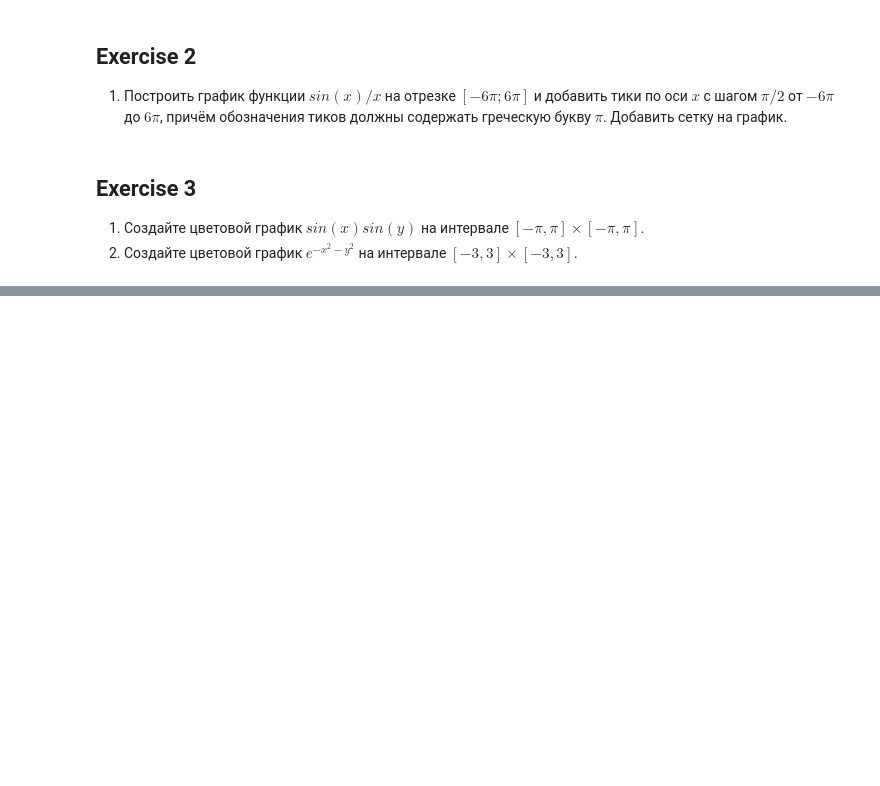
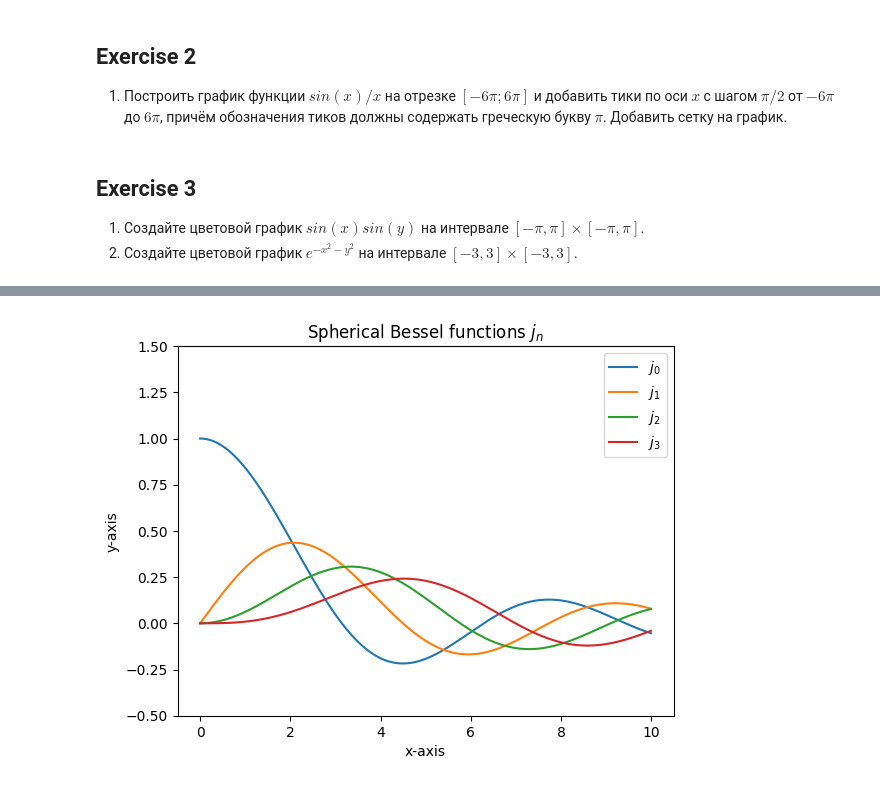
Before and after one commit to sergeiperel/Spring2023Python, a Jupyter notebook: homework05/matplotlib_exercises/5.2 задание по matplotlib.ipynb, the cells around one changed output, grey strips where cells are left out. Cells and saved outputs as stored; diff of their text form; code cells hidden in the pictures; blank space fills up the shorter version.

```diff
--- a/homework05/matplotlib_exercises/5.2 задание по matplotlib.ipynb
+++ b/homework05/matplotlib_exercises/5.2 задание по matplotlib.ipynb
@@ -12,0 +71,14 @@
+# %%
+from scipy.special import spherical_jn
+x = np.arange(0.0, 10.0, 0.01)
+fig, ax = plt.subplots()
+ax.set_ylim(-0.5, 1.5)
+ax.set_title(r'Spherical Bessel functions $j_n$')
+for n in np.arange(0, 4):
+    ax.plot(x, spherical_jn(n, x), label=rf'$j_{n}$')
+plt.legend(loc='best')
+plt.xlabel('x-axis')
+plt.ylabel('y-axis')
+plt.show()
+# %% [output]
+[figure, added]
```
Also changed, not shown: parts of 13 cells of this notebook, 1 other file.
